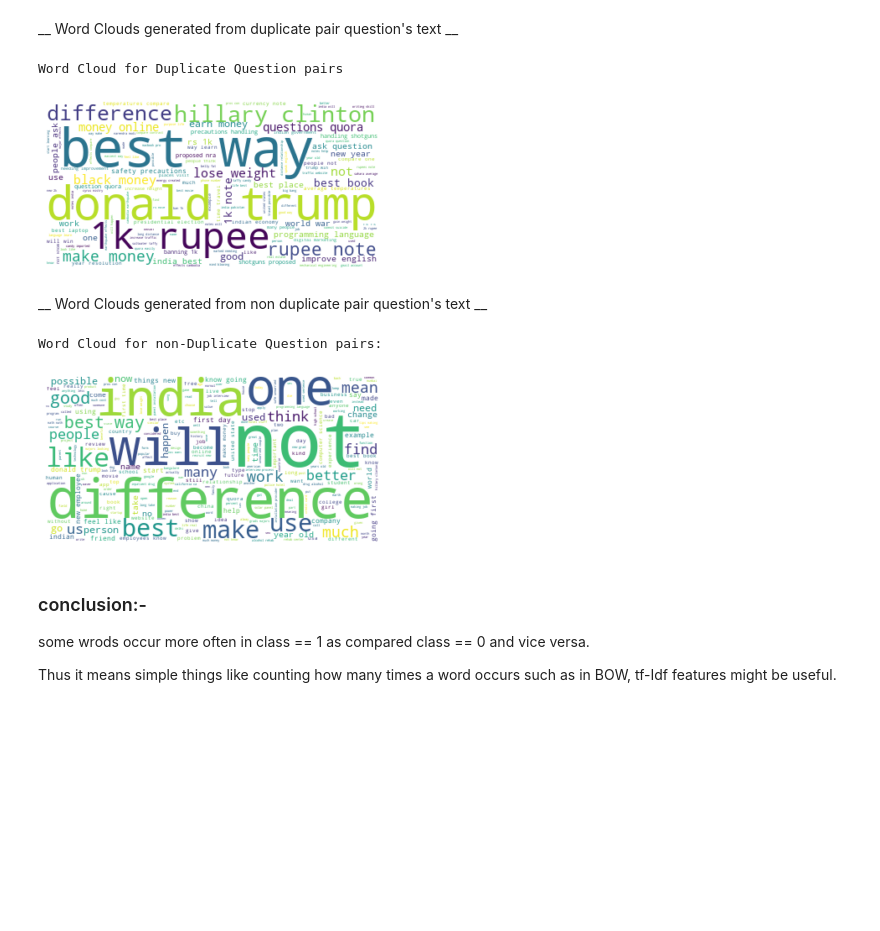
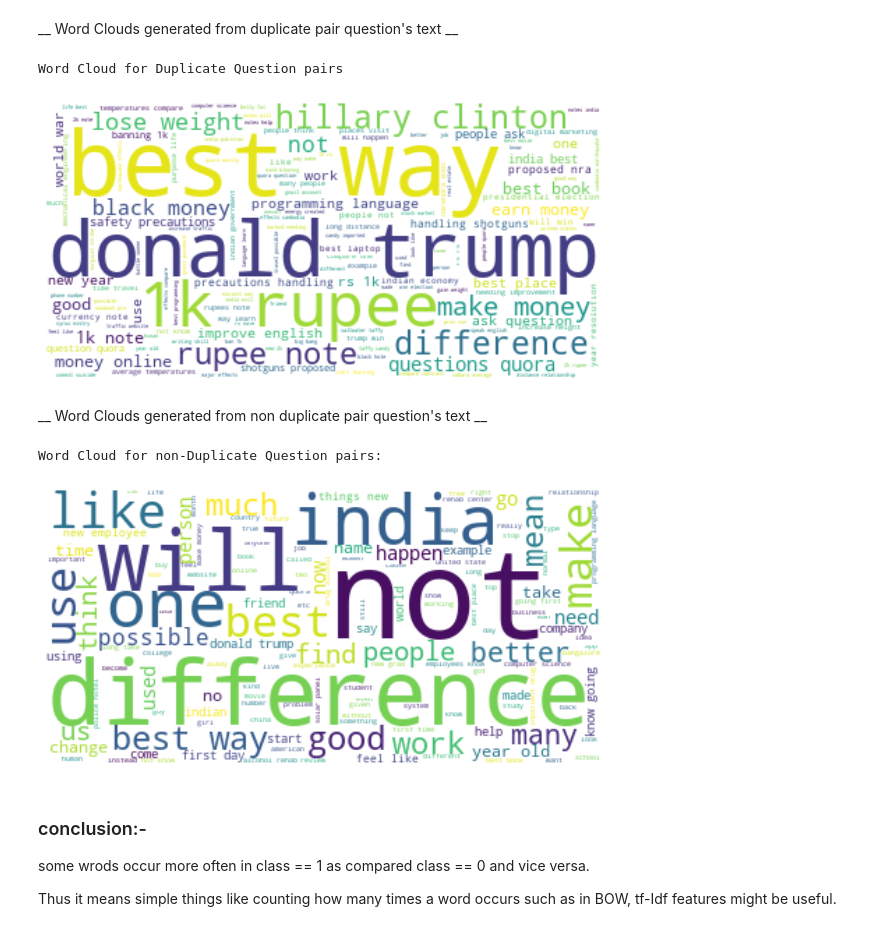
Before and after one commit to Dummy-Bug/Quora-Question-Pairs, a Jupyter notebook: Data Preprocessing/2_Quora_Preprocessing.ipynb, the cells around one changed output. Cells and saved outputs as stored; diff of their text form; code cells hidden in the pictures; blank space fills up the shorter version.

```diff
--- a/Data Preprocessing/2_Quora_Preprocessing.ipynb
+++ b/Data Preprocessing/2_Quora_Preprocessing.ipynb
@@ -524,17 +533,19 @@ Total number of words in non duplicate pair questions : 33193130
 __ Word Clouds generated from  duplicate pair question's text __
 # %%
 wc = WordCloud(background_color="white", max_words=len(textp_w), stopwords=stopwords)
+
 wc.generate(textp_w)
 
 print ("Word Cloud for Duplicate Question pairs")
 
+plt.figure(figsize=(10,6))
 plt.imshow(wc, interpolation='bilinear')
 
 plt.axis("off")
 plt.show()
 # %% [output]
 Word Cloud for Duplicate Question pairs
-[figure, old version]
+[figure, new version]
 # %% [markdown]
 __ Word Clouds generated from non duplicate pair question's text __
 # %%
@@ -544,12 +555,13 @@ wc.generate(textn_w)
 
 print ("Word Cloud for non-Duplicate Question pairs:")
 
+plt.figure(figsize=(10,6))
 plt.imshow(wc, interpolation='bilinear')
 plt.axis("off")
 plt.show()
 # %% [output]
 Word Cloud for non-Duplicate Question pairs:
-[figure, old version]
+[figure, new version]
 # %% [markdown]
 <h3> conclusion:- </h3>
 
```
Also changed, not shown: parts of 30 cells of this notebook.
